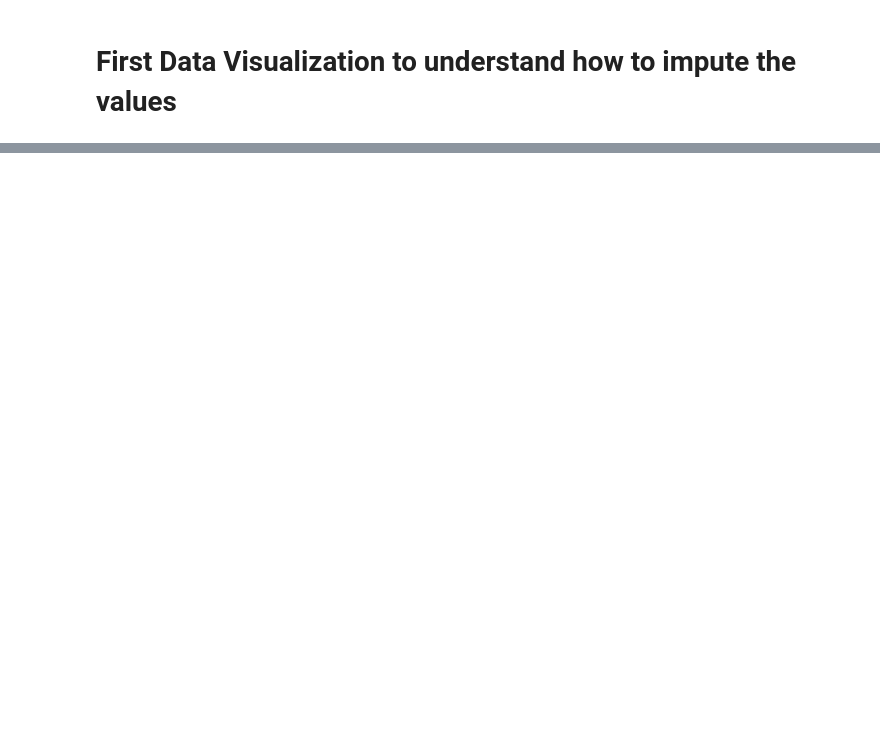
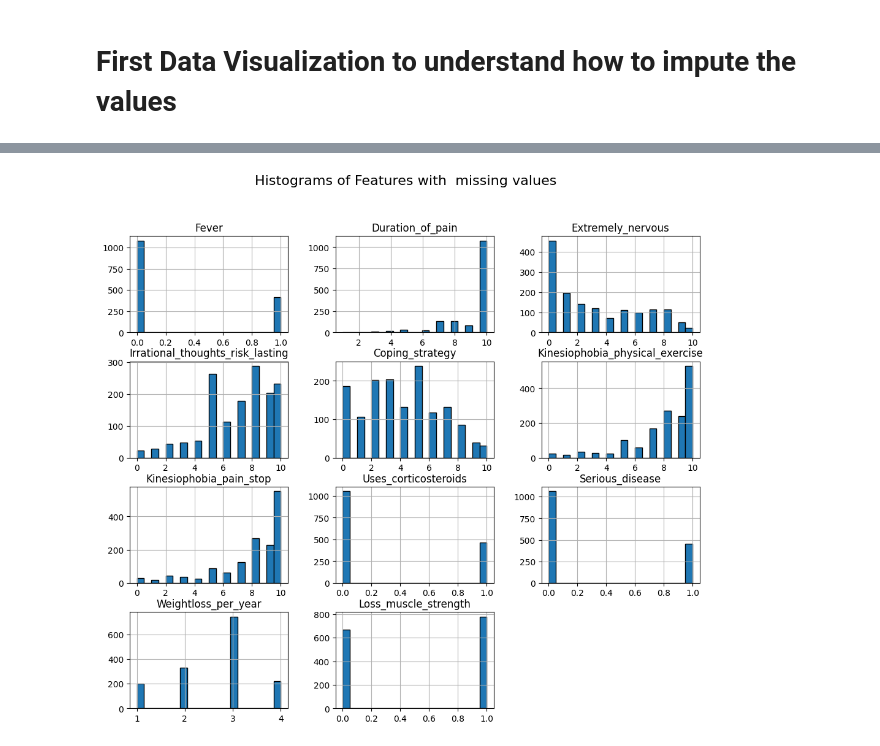
Before and after one commit to mard4/data-science, a Jupyter notebook: project/data_exploration.ipynb, the cells around one changed output, grey strips where cells are left out. Cells and saved outputs as stored; diff of their text form; code cells hidden in the pictures; blank space fills up the shorter version.

```diff
--- a/project/data_exploration.ipynb
+++ b/project/data_exploration.ipynb
@@ -375,0 +389,6 @@ Name: count, dtype: int64
+# %%
+df[all_nans.index].hist(figsize=(12, 10), bins=20, edgecolor="black")
+plt.suptitle("Histograms of Features with  missing values", fontsize=16)
+plt.show()
+# %% [output]
+[figure, added]
```
Also changed, not shown: parts of 16 cells of this notebook.
